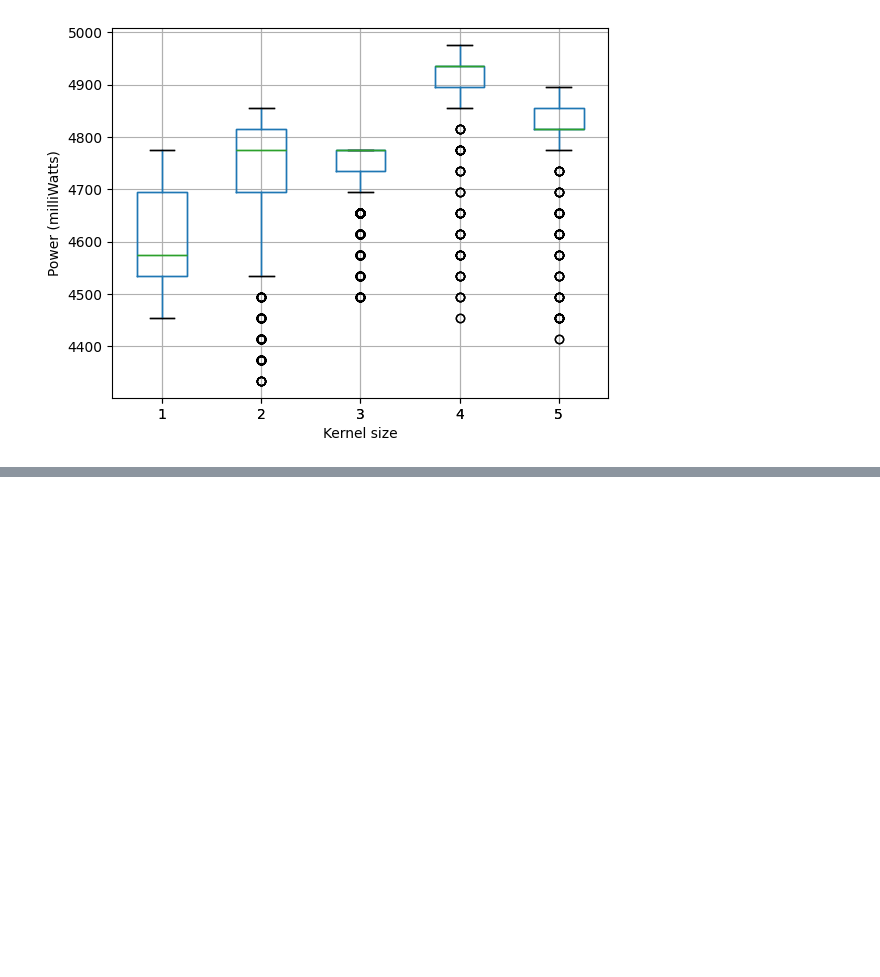
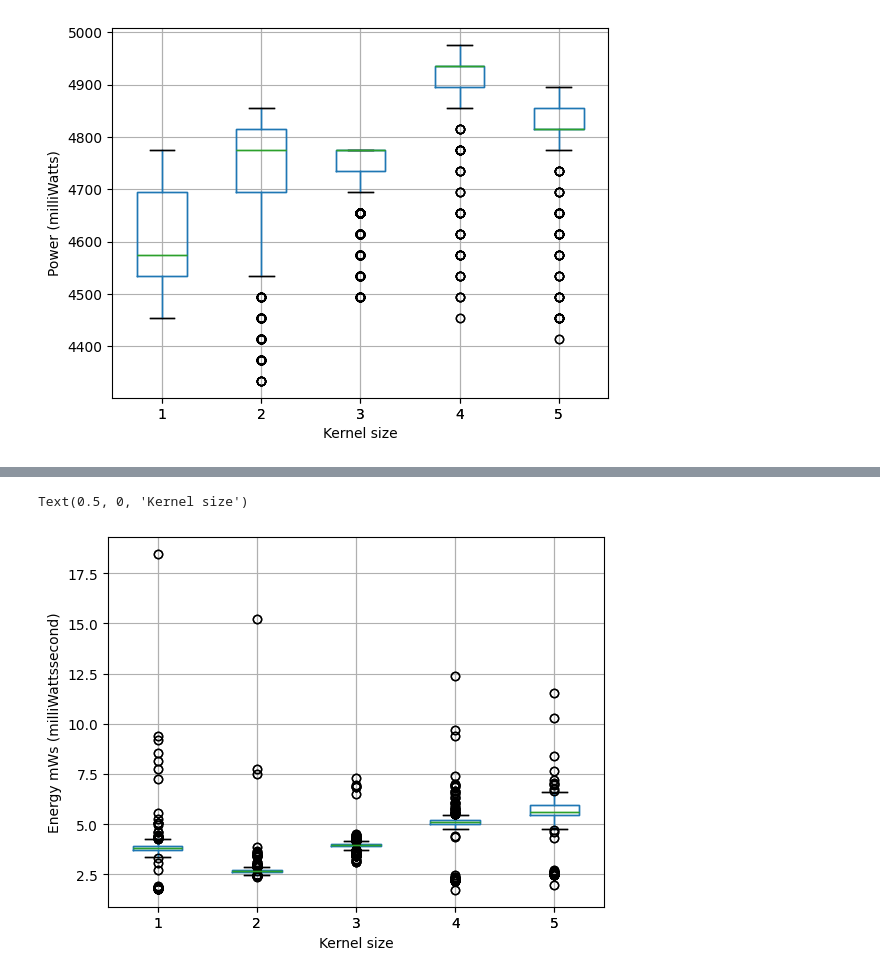
Before and after one commit to fuzzylabs/edge-vision-power-estimation, a Jupyter notebook: jetson/power_logging/notebooks/explore_pt_kernel_single_conv_layer.ipynb, the cells around one changed output, grey strips where cells are left out. Cells and saved outputs as stored; diff of their text form; code cells hidden in the pictures; blank space fills up the shorter version.

```diff
--- a/jetson/power_logging/notebooks/explore_pt_kernel_single_conv_layer.ipynb
+++ b/jetson/power_logging/notebooks/explore_pt_kernel_single_conv_layer.ipynb
@@ -358,0 +380,22 @@ Text(0.5, 0, 'Kernel size')
+# %%
+df = pd.concat(
+    [   # microwatts converted to milliwatts * millseconds converted to seconds
+        metrics_df_k1["layer_power_including_idle_power_micro_watt"] * 1e-3 * metrics_df_k1["layer_run_time"] * 1e-3,
+        metrics_df_k2["layer_power_including_idle_power_micro_watt"] * 1e-3 * metrics_df_k2["layer_run_time"] * 1e-3,
+        metrics_df_k3["layer_power_including_idle_power_micro_watt"] * 1e-3 * metrics_df_k3["layer_run_time"] * 1e-3,
+        metrics_df_k4["layer_power_including_idle_power_micro_watt"] * 1e-3 * metrics_df_k4["layer_run_time"] * 1e-3,
+        metrics_df_k5["layer_power_including_idle_power_micro_watt"] * 1e-3 * metrics_df_k5["layer_run_time"] * 1e-3,
+    ],
+    axis=1,
+)
+
+
+# set column names (will be displayed as plot labels)
+df.columns = ['1', '2', '3', '4', '5']
+
+# use pandas' boxplot method
+df.boxplot().set_ylabel('Energy mWs (milliWattssecond)')
+df.boxplot().set_xlabel('Kernel size')
+# %% [output]
+Text(0.5, 0, 'Kernel size')
+[figure, added]
```
Also changed, not shown: parts of 1 cell of this notebook, 6 other files.
